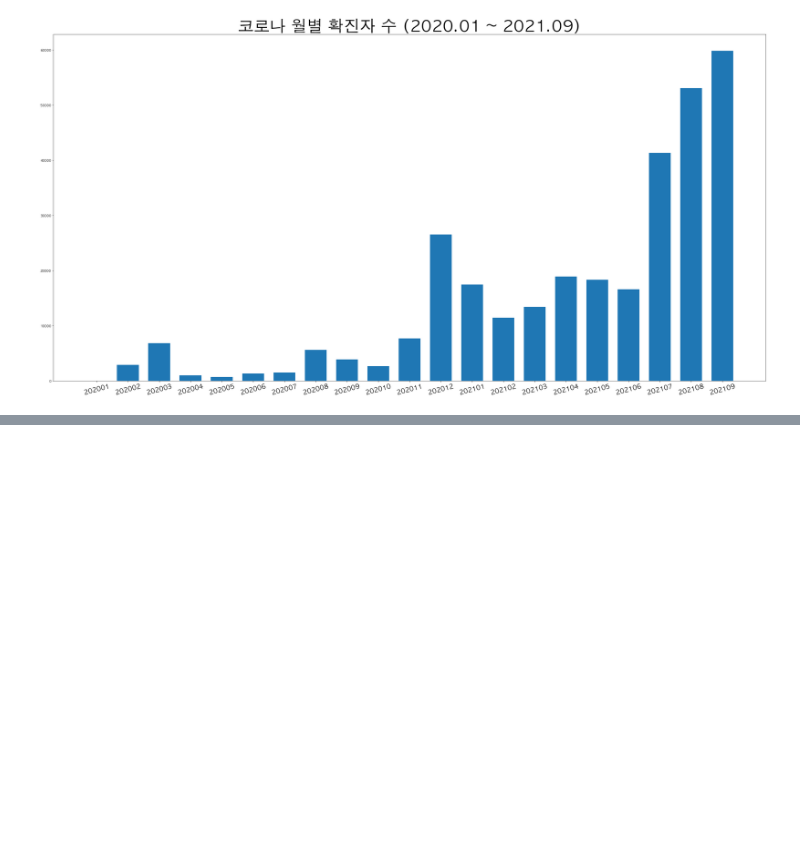
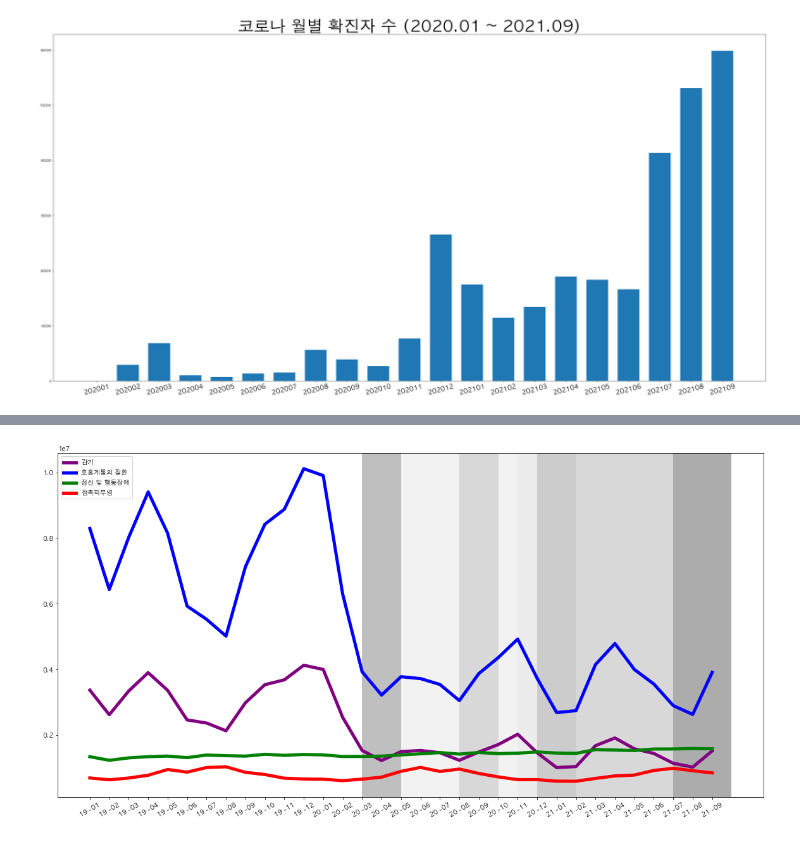
Before and after one commit to gayoungee/22-1_DataAnalysis, a Jupyter notebook: baseAnalysis.ipynb, the cells around one changed output, grey strips where cells are left out. Cells and saved outputs as stored; diff of their text form; code cells hidden in the pictures; blank space fills up the shorter version.

```diff
--- a/baseAnalysis.ipynb
+++ b/baseAnalysis.ipynb
@@ -460,0 +509,33 @@ plt.show()
+# %%
+plt.figure(figsize = (20,10))
+bigCase = ["감기", "호흡계통의 질환", "정신 및 행동장애", "접촉피부염"]
+littleCase = ["폐렴", "우울증", "비만", "일자목거북목증후군", "알레르기성결막염"]
+lineColor = ["purple", "blue", "green", "red"]
+for idx, a in enumerate(bigCase):
+    plt.plot(np.arange(len(dataTimes)),patientData[a].values[0,:], label=a, linewidth=5, color=lineColor[idx])
+    ax.set_title(a, fontsize = 30)
+
+
+plt.legend()
+plt.xticks(np.arange(len(dataTimes)), [a[2:4]+" -"+a[6:8] for a in dataTimes], fontsize=10, rotation=30)
+# plt.axvspan(14, 16, facecolor='red', alpha=0.1)
+# plt.axvspan(16, 19, facecolor='yellow', alpha=0.15)
+# plt.axvspan(19, 21, facecolor='orange', alpha=0.15)
+# plt.axvspan(21, 22, facecolor='yellow', alpha=0.15)
+# plt.axvspan(22, 23, facecolor='orange', alpha=0.2)
+# plt.axvspan(23, 25, facecolor='orange', alpha=0.4)
+# plt.axvspan(25, 30, facecolor='orange', alpha=0.2)
+# plt.axvspan(30, 33, facecolor='maroon', alpha=0.2)
+
+plt.axvspan(14, 16, facecolor='gray', alpha=0.5)
+plt.axvspan(16, 19, facecolor='gray', alpha=0.1)
+plt.axvspan(19, 21, facecolor='gray', alpha=0.3)
+plt.axvspan(21, 22, facecolor='gray', alpha=0.1)
+plt.axvspan(22, 23, facecolor='gray', alpha=0.15)
+plt.axvspan(23, 25, facecolor='gray', alpha=0.4)
+plt.axvspan(25, 30, facecolor='gray', alpha=0.3)
+plt.axvspan(30, 33, facecolor='gray', alpha=0.65)
+
+plt.show()
+# %% [output]
+[figure, added]
```
Also changed, not shown: parts of 5 cells of this notebook.
